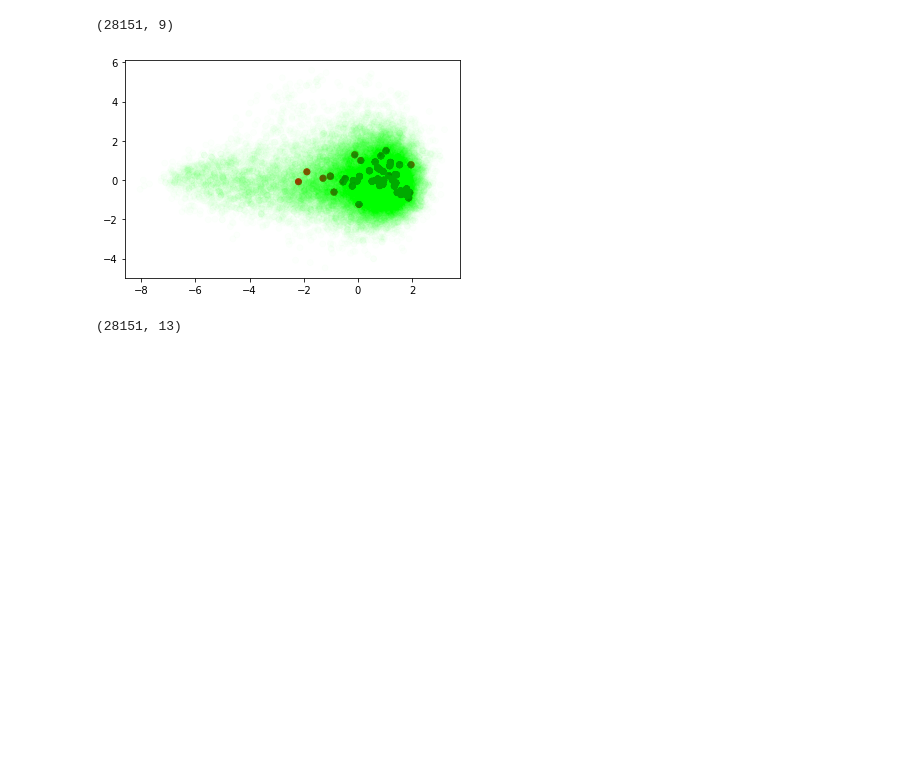
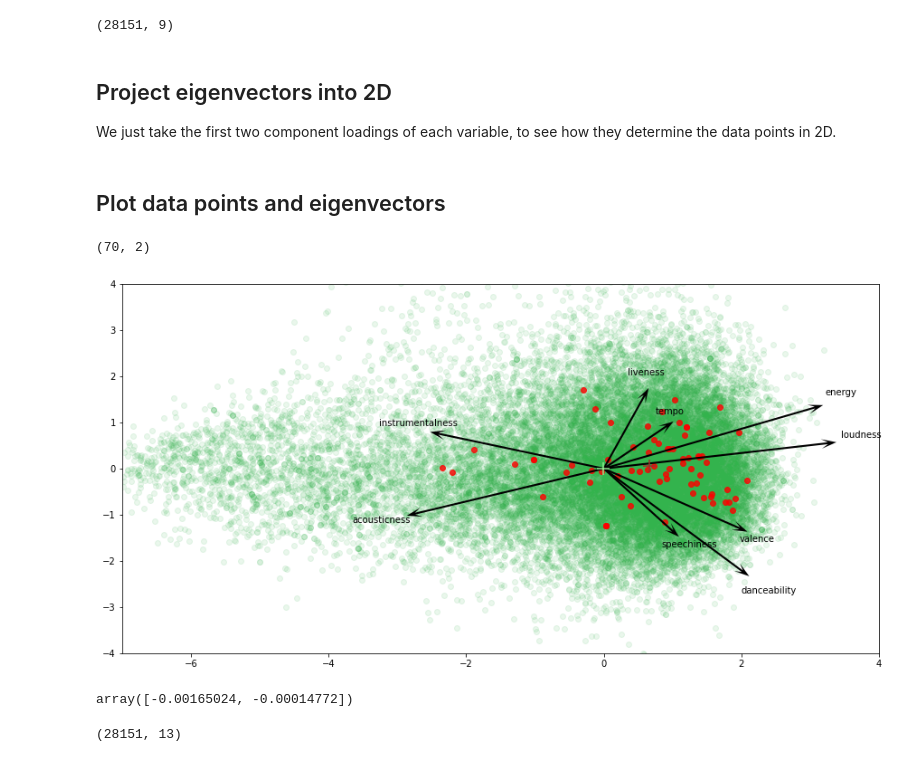
Before and after one commit to dominikglandorf/spotify-analysis, a Jupyter notebook: exp/004_PCA.ipynb, the cells around one changed output. Cells and saved outputs as stored; diff of their text form; code cells hidden in the pictures; blank space fills up the shorter version.

Commit message:
improve PCA plot

```diff
--- a/exp/004_PCA.ipynb
+++ b/exp/004_PCA.ipynb
@@ -69,14 +69,44 @@ data_proj = data_np_n @ eigenvectors[:,:2]
 data_np_n.shape
 # %% [output]
 (28151, 9)
-# %%
-colors = [(1, 0, 0, 1) if p > 90 else (0, 1, 0, 0.01) for p in data2['popularity']]
-
-plt.scatter(data_proj[:,0], data_proj[:,1], c=colors)
-
-plt.show()
-# %% [output]
-[figure, removed]
+# %% [markdown]
+## Project eigenvectors into 2D
+We just take the first two component loadings of each variable, to see how they determine the data points in 2D.
+# %%
+pc1 = eigenvalues[0] * eigenvectors[:,0]
+pc2 = eigenvalues[1] * eigenvectors[:,1]
+# %% [markdown]
+## Plot data points and eigenvectors
+# %%
+plt.figure(figsize=(15,7.5))
+plt.xlim(-7, 4)
+plt.ylim(-4, 4)
+threshold = 90
+pop = data_proj[data2['popularity'] >= threshold,]
+non_pop = data_proj[data2['popularity'] < threshold,]
+print(pop.shape)
+plt.scatter(non_pop[:,0], non_pop[:,1], color=(0.2, 0.7, 0.3, 0.1))
+
+plt.scatter(pop[:,0], pop[:,1], color=(1, 0, 0, 0.8))
+
+num_vecs = pc1.shape[0]
+Q = [0] * num_vecs
+for i in range(num_vecs):
+    Q[i] = plt.quiver(0, 0, pc1[i], pc2[i], scale=5, headwidth=5, headlength=8, width=0.0025)
+    plt.text(pc1[i]*2.5-0.4, pc2[i]*3.8, colnames[i])
+
+plt.scatter(*np.mean(non_pop, axis=0), color='lightgreen', marker="+", s=200)
+plt.scatter(*np.mean(pop, axis=0), color='brown', marker="+", s=200)
+
+# add mahalanobis unit circle per group
+plt.show()
+# %% [output]
+(70, 2)
+[figure, added]
+# %%
+np.mean(non_pop, axis=0)
+# %% [output]
+array([-0.00165024, -0.00014772])
 # %%
 # %% [output]
 (28151, 13)
```
Also changed, not shown: 1 other file.
